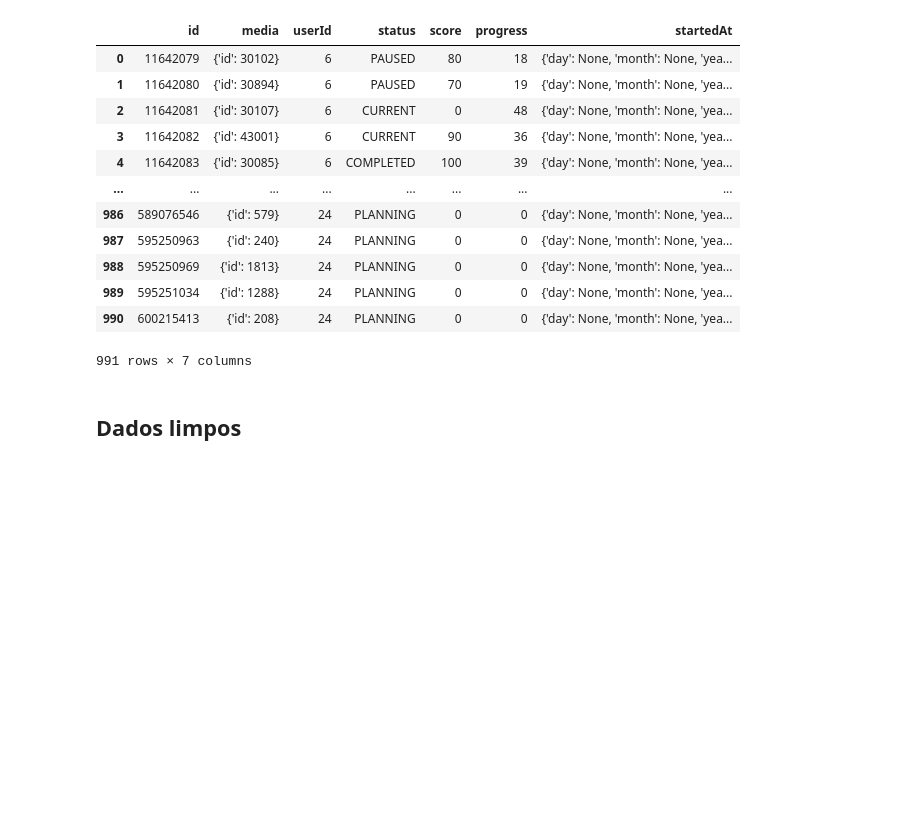
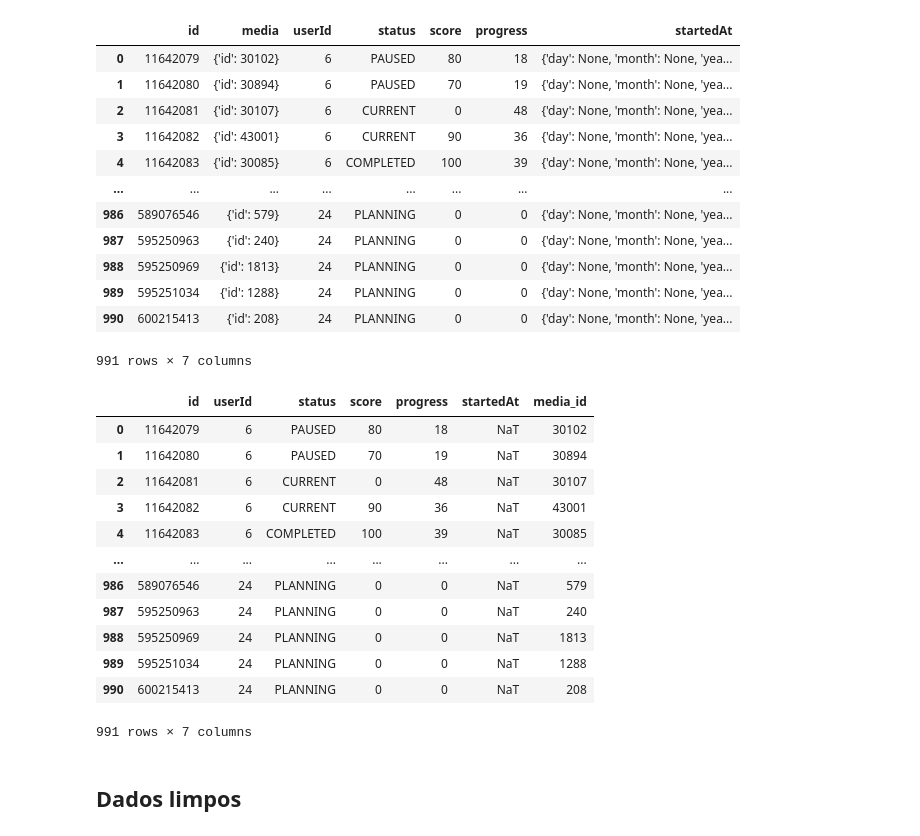
Before and after one commit to E-rhari/AniLista, a Jupyter notebook: requestApi.ipynb, the cells around one changed output. Cells and saved outputs as stored; diff of their text form; code cells hidden in the pictures; blank space fills up the shorter version.

```diff
--- a/requestApi.ipynb
+++ b/requestApi.ipynb
@@ -768,3 +774,19 @@ dfs['mediaList']
+# %%
+dfs['mediaList']
+# %% [output]
+|  | id | userId | status | score | progress | startedAt | media_id |
+| 0 | 11642079 | 6 | PAUSED | 80 | 18 | NaT | 30102 |
+| 1 | 11642080 | 6 | PAUSED | 70 | 19 | NaT | 30894 |
+| 2 | 11642081 | 6 | CURRENT | 0 | 48 | NaT | 30107 |
+| 3 | 11642082 | 6 | CURRENT | 90 | 36 | NaT | 43001 |
+| 4 | 11642083 | 6 | COMPLETED | 100 | 39 | NaT | 30085 |
+| ... | ... | ... | ... | ... | ... | ... | ... |
+| 986 | 589076546 | 24 | PLANNING | 0 | 0 | NaT | 579 |
+| 987 | 595250963 | 24 | PLANNING | 0 | 0 | NaT | 240 |
+| 988 | 595250969 | 24 | PLANNING | 0 | 0 | NaT | 1813 |
+| 989 | 595251034 | 24 | PLANNING | 0 | 0 | NaT | 1288 |
+| 990 | 600215413 | 24 | PLANNING | 0 | 0 | NaT | 208 |
+991 rows × 7 columns
 # %% [markdown]
 ## Dados limpos
 # %%
```
Also changed, not shown: parts of 5 cells of this notebook.
